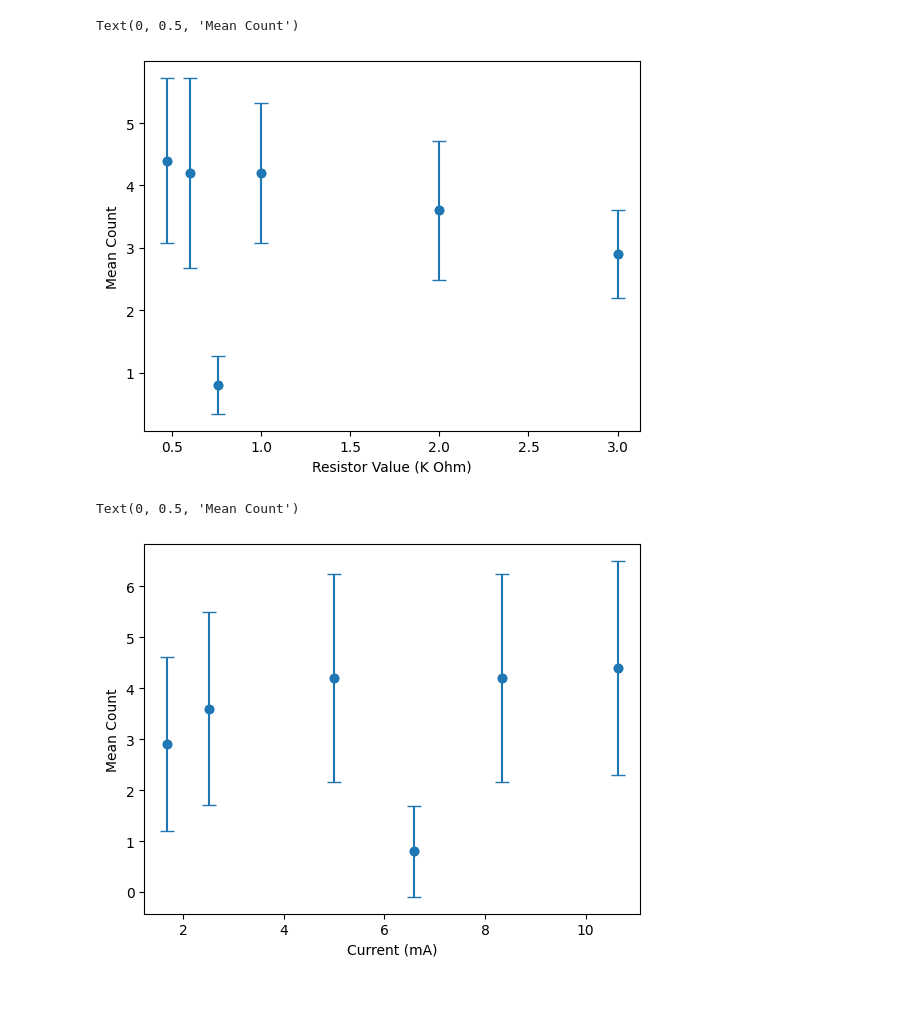
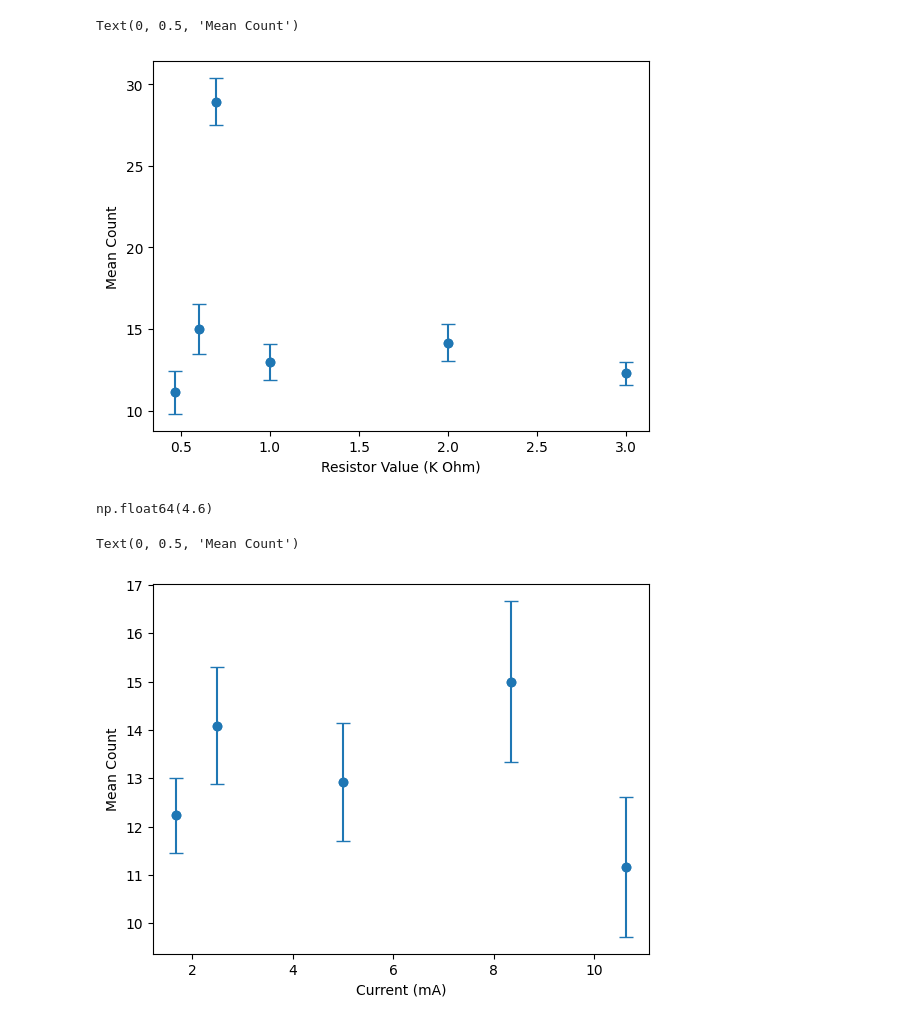
Before and after one commit to sarah-sev/SPAD, a Jupyter notebook: histplots.ipynb, the cells around one changed output. Drawn from its saved outputs; the diff is of its cells as text; code cells hidden in the pictures; blank space fills up the shorter version.

```diff
--- a/histplots.ipynb
+++ b/histplots.ipynb
@@ -14,13 +14,27 @@ data2['x'] = round(data2['x'])
 # %%
 data_470o = pd.read_csv("470o_5ms.txt", sep='\t', header=0, names=["x", "y"],index_col=False)
 data_600o = pd.read_csv("600o_5ms.txt", sep='\t', header=0, names=["x", "y"],index_col=False)
-data_760o = pd.read_csv("760o_5ms.txt", sep='\t', header=0, names=["x", "y"],index_col=False)
+data_760o = pd.read_csv("new_760o_5ms.txt", sep='\t', header=0, names=["x", "y"],index_col=False)
 data_1ko = pd.read_csv("1ko_5ms.txt", sep='\t', header=0, names=["x", "y"],index_col=False)
+data_1p6ko = pd.read_csv("1ko_5ms.txt", sep='\t', header=0, names=["x", "y"],index_col=False)
 data_2ko = pd.read_csv("2.2ko_5ms.txt", sep='\t', header=0, names=["x", "y"],index_col=False)
+data_2p5ko = pd.read_csv("2.5ko_5ms.txt", sep='\t', header=0, names=["x", "y"],index_col=False)
 data_3ko = pd.read_csv("3.3ko_5ms.txt", sep='\t', header=0, names=["x", "y"],index_col=False)
+
+data_470o['x'] = round(data_470o['x'])
+data_600o['x'] = round(data_600o['x'])
+data_760o['x'] = round(data_760o['x'])
+data_1ko['x'] = round(data_1ko['x'])
+data_1p6ko['x'] = round(data_1p6ko['x'])
+data_2ko['x'] = round(data_2ko['x'])
+data_3ko['x'] = round(data_3ko['x'])
+data_2p5ko['x'] = round(data_2p5ko['x'])
+# %%
+def weight_avg(x, y):
+    return np.sum(x * y) / np.sum(y)
 # %%
-resistors = np.array([.470, .600, .760, 1, 2, 3])
-counts = np.array([data_470o['y'].mean(), data_600o['y'].mean(), data_760o['y'].mean(), data_1ko['y'].mean(), data_2ko['y'].mean(), data_3ko['y'].mean()])
+resistors = np.array([.470, .600,.700, 1, 2, 3])
+counts = np.array([weight_avg(data_470o['x'], data_470o['y']), weight_avg(data_600o['x'], data_600o['y']), weight_avg(data_760o['x'], data_760o['y']), weight_avg(data_1ko['x'], data_1ko['y']), weight_avg(data_2ko['x'], data_2ko['y']), weight_avg(data_3ko['x'], data_3ko['y'])])
 counts_std = np.array([data_470o['y'].std(), data_600o['y'].std(), data_760o['y'].std(), data_1ko['y'].std(), data_2ko['y'].std(), data_3ko['y'].std()])
 plt.scatter(resistors, counts)
 plt.errorbar(resistors, counts, yerr=counts_std/np.sqrt(len(counts)), fmt='o', capsize=5)
@@ -28,16 +42,20 @@ plt.xlabel('Resistor Value (K Ohm)')
 plt.ylabel('Mean Count')
 # %% [output]
 Text(0, 0.5, 'Mean Count')
-[figure, old version]
+[figure, new version]
+# %%
+data_760o['y'].mean()
+# %% [output]
+np.float64(4.6)
 # %%
 current = 5 / (resistors * 1000) * 1000
 plt.scatter(current, counts)
-plt.errorbar(current, counts, yerr=np.sqrt(counts), fmt='o', capsize=5)
+plt.errorbar(current, counts, yerr=counts_std/np.sqrt(len(counts)), fmt='o', capsize=5)
 plt.xlabel('Current (mA)')
 plt.ylabel('Mean Count')
 # %% [output]
 Text(0, 0.5, 'Mean Count')
-[figure, old version]
+[figure, new version]
 # %%
 def poss(n,l,a):
     return (l*a)**n*np.exp(-l)/factorial(n)
```
Also changed, not shown: parts of 7 cells of this notebook, 2 other files.
